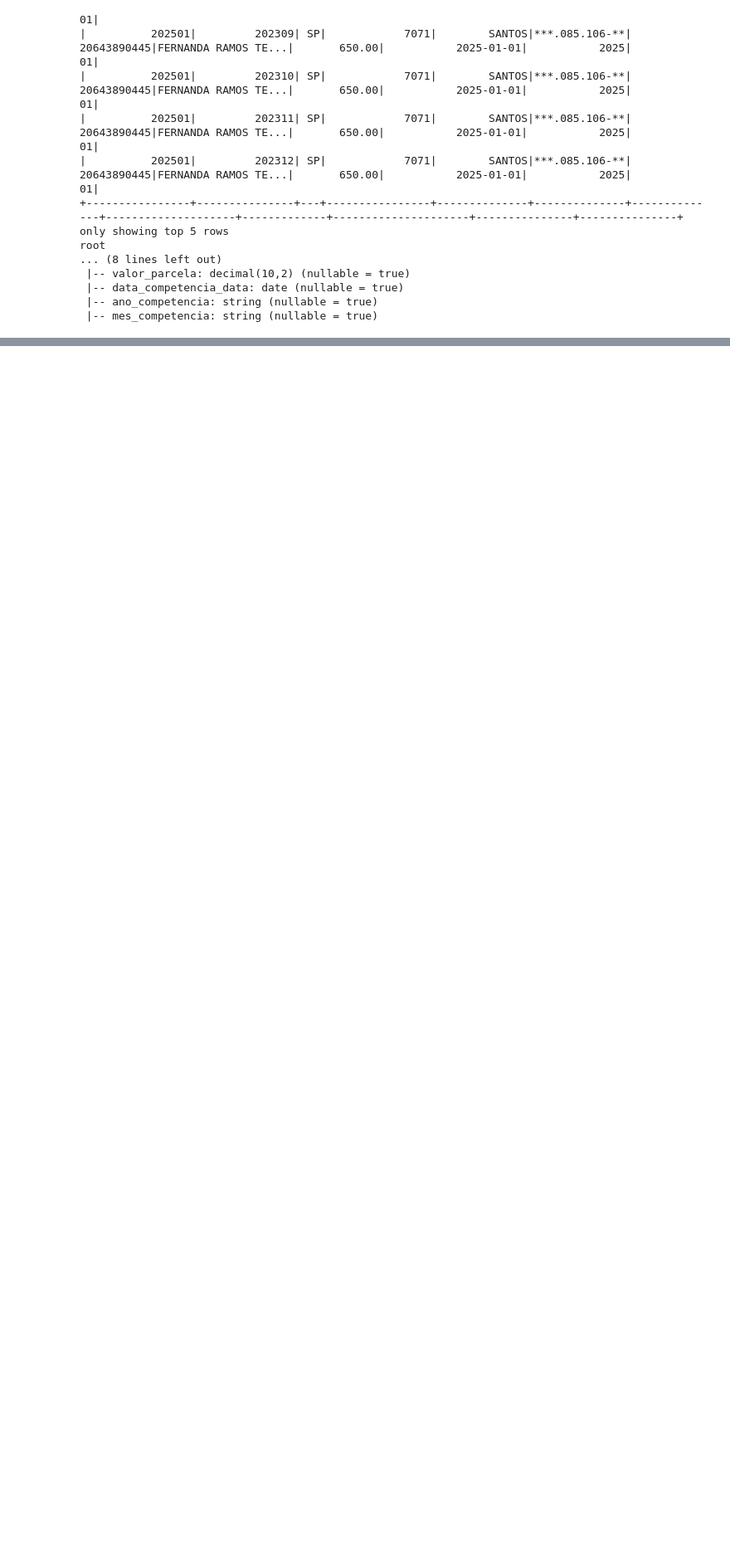
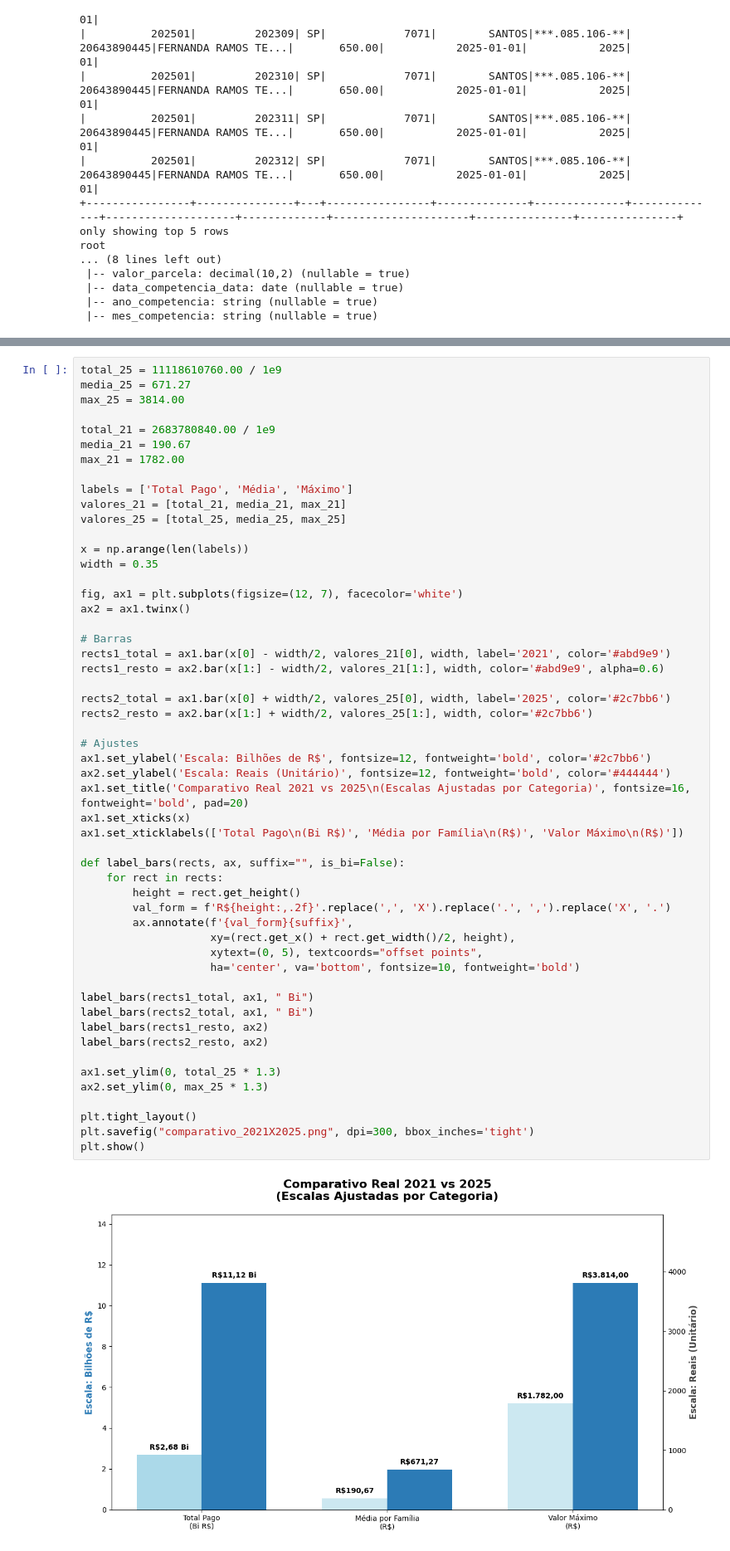
Before and after one commit to larissalucasefg-web/Projeto-Bolsa-Familia-2025, a Jupyter notebook: notebooks/analise_exploratoria.ipynb, the cells around one changed output, grey strips where cells are left out. Shown at 83% size. Drawn from its saved outputs; the diff is of its cells as text; blank space fills up the shorter version.

```diff
--- a/notebooks/analise_exploratoria.ipynb
+++ b/notebooks/analise_exploratoria.ipynb
@@ -336,0 +357,55 @@ plt.show()
+# %%
+total_25 = 11118610760.00 / 1e9
+media_25 = 671.27
+max_25 = 3814.00
+
+total_21 = 2683780840.00 / 1e9
+media_21 = 190.67
+max_21 = 1782.00
+
+labels = ['Total Pago', 'Média', 'Máximo']
+valores_21 = [total_21, media_21, max_21]
+valores_25 = [total_25, media_25, max_25]
+
+x = np.arange(len(labels))
+width = 0.35
+
+fig, ax1 = plt.subplots(figsize=(12, 7), facecolor='white')
+ax2 = ax1.twinx()
+
+# Barras
+rects1_total = ax1.bar(x[0] - width/2, valores_21[0], width, label='2021', color='#abd9e9')
+rects1_resto = ax2.bar(x[1:] - width/2, valores_21[1:], width, color='#abd9e9', alpha=0.6)
+
+rects2_total = ax1.bar(x[0] + width/2, valores_25[0], width, label='2025', color='#2c7bb6')
+rects2_resto = ax2.bar(x[1:] + width/2, valores_25[1:], width, color='#2c7bb6')
+
+# Ajustes
+ax1.set_ylabel('Escala: Bilhões de R$', fontsize=12, fontweight='bold', color='#2c7bb6')
+ax2.set_ylabel('Escala: Reais (Unitário)', fontsize=12, fontweight='bold', color='#444444')
+ax1.set_title('Comparativo Real 2021 vs 2025\n(Escalas Ajustadas por Categoria)', fontsize=16, fontweight='bold', pad=20)
+ax1.set_xticks(x)
+ax1.set_xticklabels(['Total Pago\n(Bi R$)', 'Média por Família\n(R$)', 'Valor Máximo\n(R$)'])
+
+def label_bars(rects, ax, suffix="", is_bi=False):
+    for rect in rects:
+        height = rect.get_height()
+        val_form = f'R${height:,.2f}'.replace(',', 'X').replace('.', ',').replace('X', '.')
+        ax.annotate(f'{val_form}{suffix}',
+                    xy=(rect.get_x() + rect.get_width()/2, height),
+                    xytext=(0, 5), textcoords="offset points",
+                    ha='center', va='bottom', fontsize=10, fontweight='bold')
+
+label_bars(rects1_total, ax1, " Bi")
+label_bars(rects2_total, ax1, " Bi")
+label_bars(rects1_resto, ax2)
+label_bars(rects2_resto, ax2)
+
+ax1.set_ylim(0, total_25 * 1.3)
+ax2.set_ylim(0, max_25 * 1.3)
+
+plt.tight_layout()
+plt.savefig("comparativo_2021X2025.png", dpi=300, bbox_inches='tight')
+plt.show()
+# %% [output]
+[figure, added]
```
Also changed, not shown: parts of 45 cells of this notebook, 13 other files.
